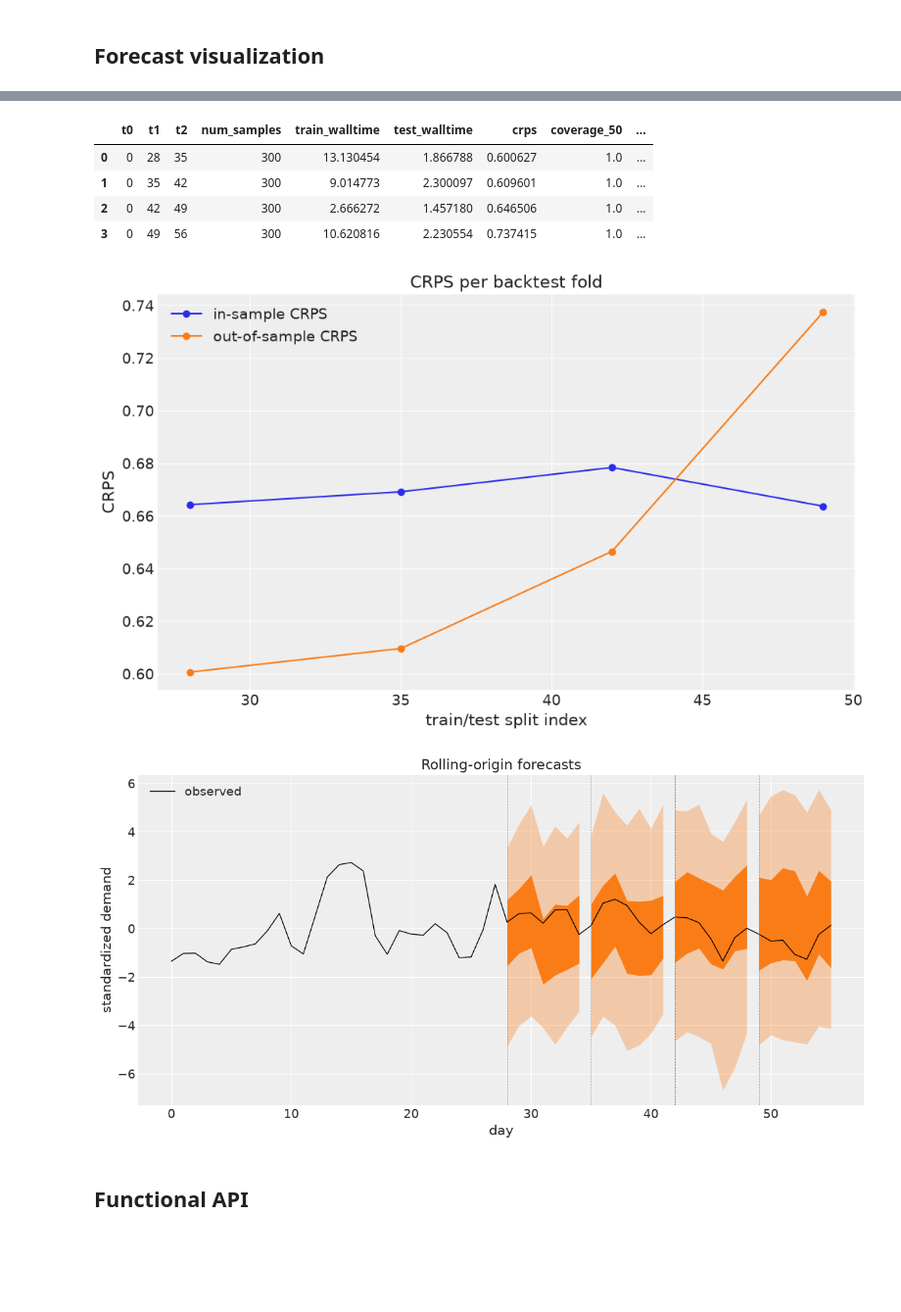
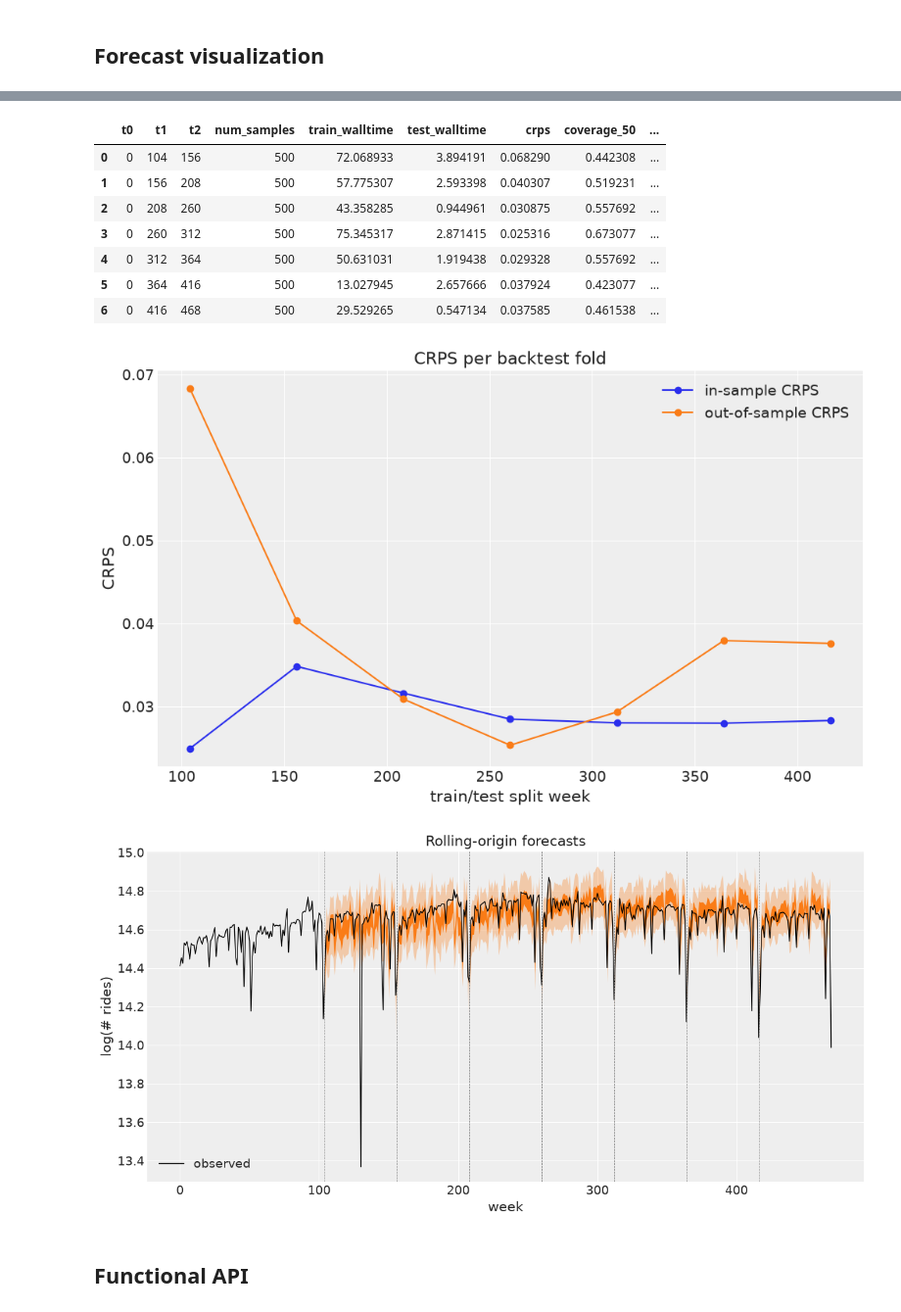
Before and after one commit to pymc-labs/pymc-forecast, a Jupyter notebook: docs/examples/forecasting_univariate.ipynb, the cells around one changed output, grey strips where cells are left out. Shown at 98% size. Saved outputs shown, nothing was run; the diff lists cells and outputs as text; code cells hidden in the pictures; blank space fills up the shorter version.

```diff
--- a/docs/examples/forecasting_univariate.ipynb
+++ b/docs/examples/forecasting_univariate.ipynb
@@ -59,12 +57,10 @@ scale.
 # %%
-demand_hourly, temperature_hourly = load_victoria_electricity()
-demand_daily = demand_hourly.resample({TIME_DIM: "D"}).mean()
-y = ((demand_daily - demand_daily.mean()) / demand_daily.std()).rename("standardized_demand")
+y = load_bart_weekly()
 duration = y.sizes[TIME_DIM]
-print("daily observations:", duration)
+print("weekly observations:", duration)
 
 fig, ax = plt.subplots()
 ax.plot(y[TIME_DIM].values, y.values, color="black", lw=1)
-ax.set(title="Victoria daily electricity demand", xlabel="date", ylabel="standardized demand")
+ax.set(title="Total weekly BART ridership", xlabel="week", ylabel="log(# rides)")
 plt.show()
 # %% [output]
@@ -283,8 +267,8 @@ forecast_idata = forecaster.forecast(
 )
 attach_constant_data(
     train_pp_idata,
-    name="day",
-    values=np.arange(y_train.sizes[TIME_DIM]),
+    name="week",
+    values=y_train[TIME_DIM].values,
     dim=TIME_DIM,
 )
 
@@ -293,14 +277,14 @@ forecast = forecast_idata["predictions"]["forecast"]
 forecast_lm_idata = lm_idata_from_forecast(
     forecast,
     y_test.rename({TIME_DIM: FUTURE_DIM}),
-    x_name="day",
-    x_values=np.arange(T1, duration),
+    x_name="week",
+    x_values=y_test[TIME_DIM].values,
 )
 
 metrics = {
     "crps": eval_crps,
     "coverage_50": partial(eval_coverage, alpha=0.5),
-    "coverage_90": partial(eval_coverage, alpha=0.9),
+    "coverage_94": partial(eval_coverage, alpha=0.94),
 }
 train_scores = evaluate_forecast(train_pp, y_train, metrics=metrics)
 test_scores = evaluate_forecast(forecast, y_test.rename({TIME_DIM: FUTURE_DIM}), metrics=metrics)
@@ -357,32 +341,36 @@ results = backtest(
     covariates,
     backtest_model,
     metrics=metrics,
-    test_window=7,
-    stride=7,
-    min_train_window=28,
-    num_samples=300,
+    test_window=52,
+    stride=52,
+    min_train_window=104,
+    min_test_window=52,
+    num_samples=500,
     eval_train=True,
     keep_predictions=True,
-    forecaster_options={"optimizer": 0.005, "num_steps": 3_000},
+    forecaster_options={"optimizer": 0.005, "num_steps": 20_000},
     random_seed=SEED,
 )
 summary = results_to_dataframe(results)
 summary
 # %% [output]
 |  | t0 | t1 | t2 | num_samples | train_walltime | test_walltime | crps | coverage_50 | ... |
-| 0 | 0 | 28 | 35 | 300 | 13.130454 | 1.866788 | 0.600627 | 1.0 | ... |
-| 1 | 0 | 35 | 42 | 300 | 9.014773 | 2.300097 | 0.609601 | 1.0 | ... |
-| 2 | 0 | 42 | 49 | 300 | 2.666272 | 1.457180 | 0.646506 | 1.0 | ... |
-| 3 | 0 | 49 | 56 | 300 | 10.620816 | 2.230554 | 0.737415 | 1.0 | ... |
+| 0 | 0 | 104 | 156 | 500 | 72.068933 | 3.894191 | 0.068290 | 0.442308 | ... |
+| 1 | 0 | 156 | 208 | 500 | 57.775307 | 2.593398 | 0.040307 | 0.519231 | ... |
+| 2 | 0 | 208 | 260 | 500 | 43.358285 | 0.944961 | 0.030875 | 0.557692 | ... |
+| 3 | 0 | 260 | 312 | 500 | 75.345317 | 2.871415 | 0.025316 | 0.673077 | ... |
+| 4 | 0 | 312 | 364 | 500 | 50.631031 | 1.919438 | 0.029328 | 0.557692 | ... |
+| 5 | 0 | 364 | 416 | 500 | 13.027945 | 2.657666 | 0.037924 | 0.423077 | ... |
+| 6 | 0 | 416 | 468 | 500 | 29.529265 | 0.547134 | 0.037585 | 0.461538 | ... |
 # %%
 fig, ax = plt.subplots()
 ax.plot(summary["t1"], summary["train_crps"], "o-", color="C0", label="in-sample CRPS")
 ax.plot(summary["t1"], summary["crps"], "o-", color="C1", label="out-of-sample CRPS")
 ax.legend()
-ax.set(xlabel="train/test split index", ylabel="CRPS", title="CRPS per backtest fold")
+ax.set(xlabel="train/test split week", ylabel="CRPS", title="CRPS per backtest fold")
 plt.show()
 # %% [output]
-[figure, old version]
+[figure, new version]
 # %%
 pc = None
 for result in results:
@@ -392,44 +380,44 @@ for result in results:
     fold_idata = lm_idata_from_forecast(
         result.prediction,
         truth,
-        x_name="day",
+        x_name="week",
         x_values=np.arange(result.t1, result.t2),
     )
     if pc is None:
         pc = az.plot_lm(
             fold_idata,
             y="obs",
-            x="day",
+            x="week",
             ci_kind="hdi",
             ci_prob=(0.5, 0.94),
             smooth=False,
             visuals={"ci_band": {"color": "C1"}, "observed_scatter": False, "pe_line": False},
             figure_kwargs={"figsize": (12, 6)},
         )
     else:
         az.plot_lm(
             fold_idata,
             y="obs",
-            x="day",
+            x="week",
             plot_collection=pc,
             ci_kind="hdi",
             ci_prob=(0.5, 0.94),
             smooth=False,
             visuals={"ci_band": {"color": "C1"}, "observed_scatter": False, "pe_line": False},
         )
 
 if pc is None:
     msg = "no folds were plotted"
     raise ValueError(msg)
 ax = pc.viz["figure"].item().axes[0]
-ax.plot(np.arange(duration), y.values, color="black", lw=1, label="observed")
+ax.plot(y[TIME_DIM].values, y.values, color="black", lw=1, label="observed")
 for result in results:
     ax.axvline(result.t1, color="gray", ls="--", lw=0.6)
-ax.legend(loc="upper left")
-ax.set(title="Rolling-origin forecasts", xlabel="day", ylabel="standardized demand")
+ax.legend(loc="lower left")
+ax.set(title="Rolling-origin forecasts", xlabel="week", ylabel="log(# rides)")
 plt.show()
 # %% [output]
-[figure, old version]
+[figure, new version]
 # %% [markdown]
 ## Functional API
 # %%
```
Also changed, not shown: parts of 19 cells of this notebook, 3 other files.
